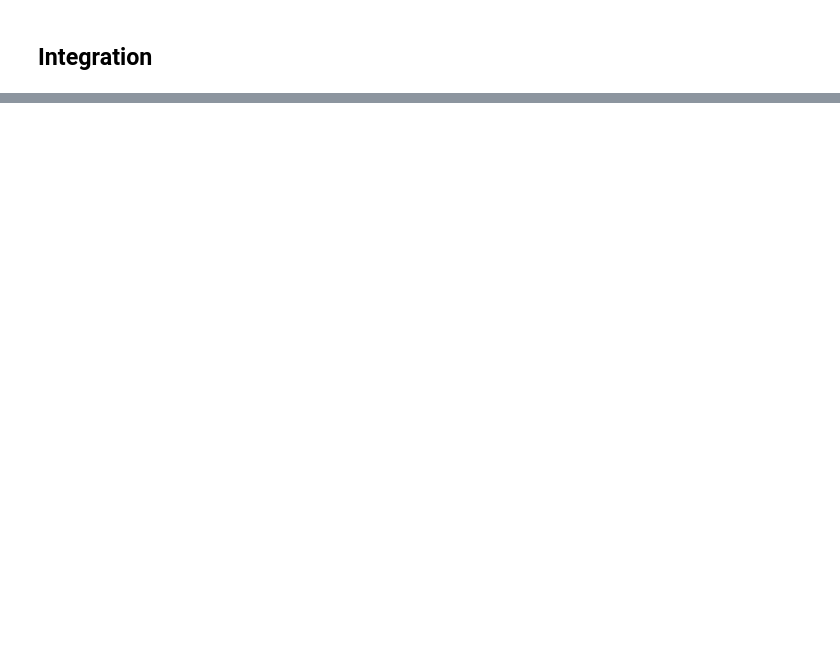
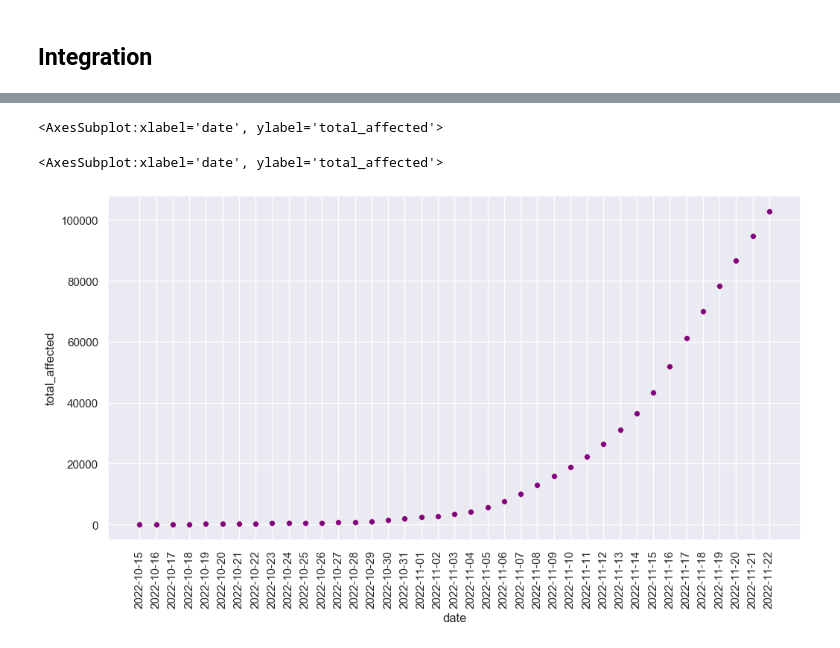
Before and after one commit to ChenZhouUC/Covid19_Modeling, a Jupyter notebook: scripts/covid19.ipynb, the cells around one changed output, grey strips where cells are left out. Drawn from its saved outputs; the diff is of its cells as text; code cells hidden in the pictures; blank space fills up the shorter version.

Commit message:
guangzhou added

```diff
--- a/scripts/covid19.ipynb
+++ b/scripts/covid19.ipynb
@@ -397,0 +623,12 @@ def covid19_seer(cumulative_affected, seer_type):
+# %%
+data_gz = pd.read_csv(
+    "/Users/chenzhou/Documents/Everything/python/COVID19/data/covid19_guangzhou_221123.csv",
+    dtype={
+        "confirmed": pd.Int64Dtype(),
+        "transfer": pd.Int64Dtype(),
+        "asymptomatic": pd.Int64Dtype(),
+    },
+    parse_dates=["date"],
+)
+data_gz.fillna(0, inplace=True)
+data_gz["total_add"] = data_gz.confirmed + data_gz.asymptomatic
@@ -397,0 +637,10 @@ def covid19_seer(cumulative_affected, seer_type):
+# %%
+data_modeling = (
+    data_gz.loc[data_gz.date >= "2022-10-15"]
+    .sort_values(["date"])
+    .reset_index(drop=True)
+)
+shifting = 0
+data_modeling.fillna(0.0, inplace=True)
+data_modeling["total_affected"] = data_modeling.total_add.cumsum() + shifting
+data_modeling
@@ -397,0 +665,10 @@ def covid19_seer(cumulative_affected, seer_type):
+# %%
+gt = data_modeling.iloc[:]
+ser = gt.iloc[:]
+sns.scatterplot(x=gt.date, y=gt.total_affected, alpha=1.0, color="blue", s=32)
+sns.scatterplot(x=ser.date, y=ser.total_affected, alpha=0.5, color="red", s=32)
+_ = plt.xticks(gt.date, rotation=90)
+# %% [output]
+<AxesSubplot:xlabel='date', ylabel='total_affected'>
+<AxesSubplot:xlabel='date', ylabel='total_affected'>
+[figure, added]
```
Also changed, not shown: parts of 58 cells of this notebook, 4 other files.
